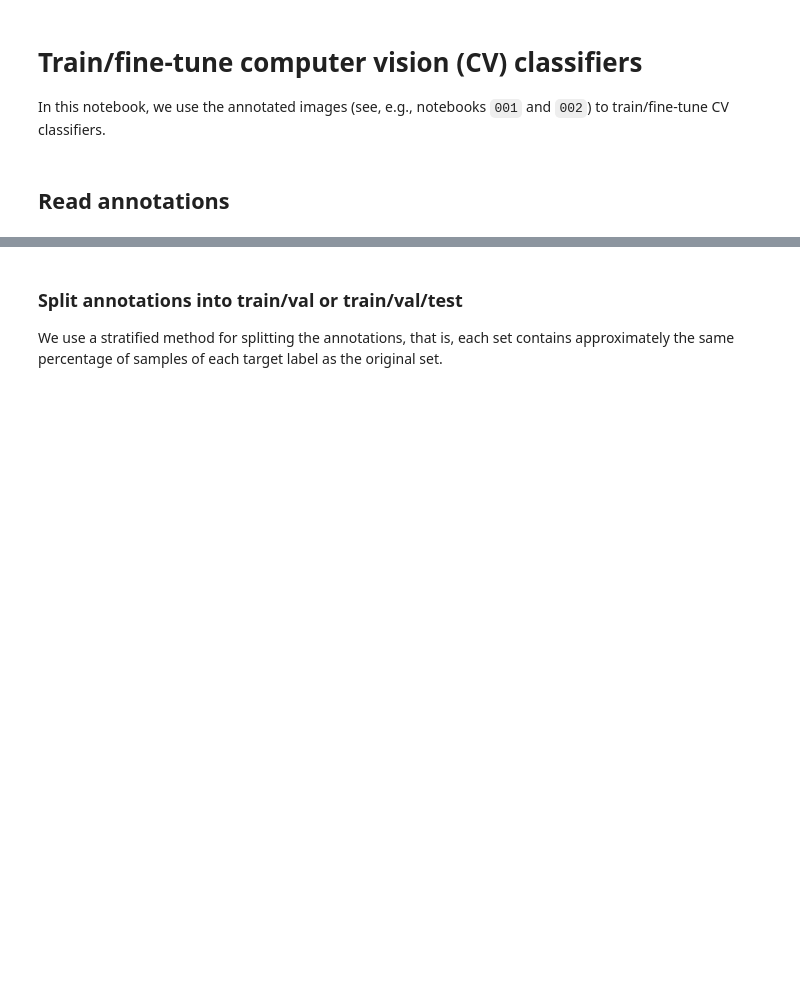
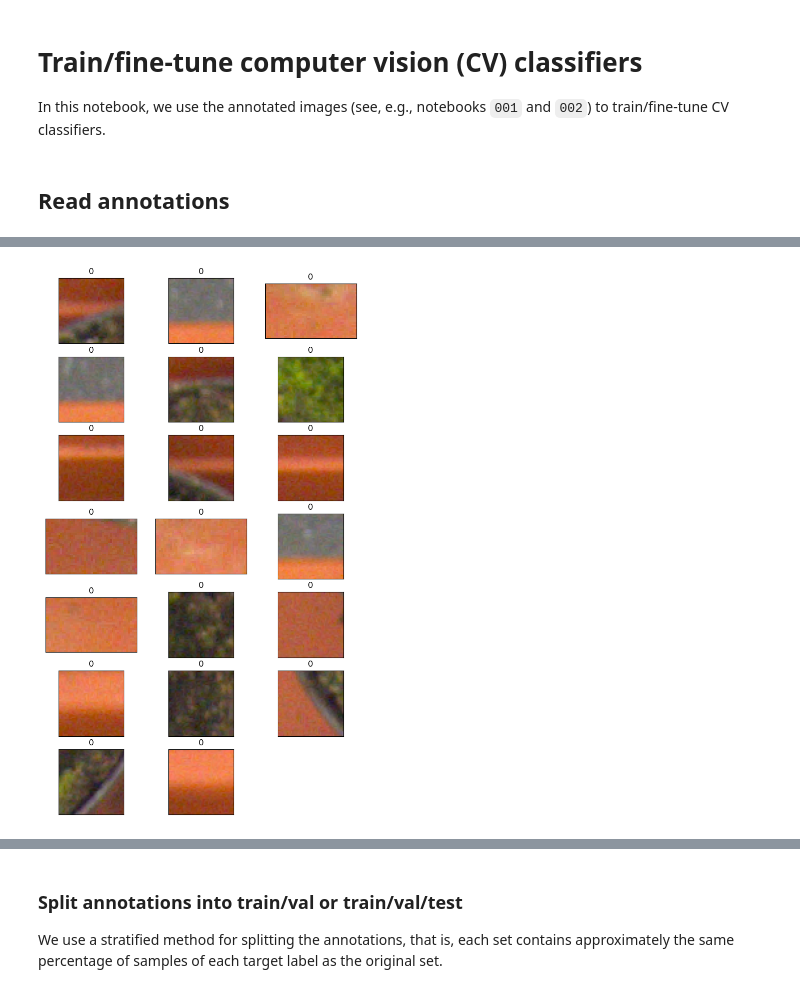
Before and after one commit to maps-as-data/MapReader, a Jupyter notebook: examples/non-geospatial/classification_plant_phenotype/003_train_classifier.ipynb, the cells around one changed output, grey strips where cells are left out. Cells and saved outputs as stored; diff of their text form; code cells hidden in the pictures; blank space fills up the shorter version.

```diff
--- a/examples/non-geospatial/classification_plant_phenotype/003_train_classifier.ipynb
+++ b/examples/non-geospatial/classification_plant_phenotype/003_train_classifier.ipynb
@@ -25,5 +25,5 @@ from torchvision import models
 # %%
 annotated_images = loadAnnotations()
 # %%
-annotated_images.load("./annotations_phenotype_open_access/phenotype_test_#kasra#.csv",
+annotated_images.load("./annotations_phenotype_open_access/phenotype_test_#rw#.csv",
                       path2dir="./dataset/eg_slice_50_50")
@@ -37,5 +85,7 @@ annotated_images.adjust_labels(shiftby=-1)
 # %%
 # show sample images for target label (tar_label)
-annotated_images.show_image_labels(tar_label=1, num_sample=6)
+annotated_images.show_image_labels(tar_label=0, num_sample=20)
+# %% [output]
+[figure, added]
 # %%
 # show an image based on its index
```
Also changed, not shown: parts of 30 cells of this notebook, 3 other files.
